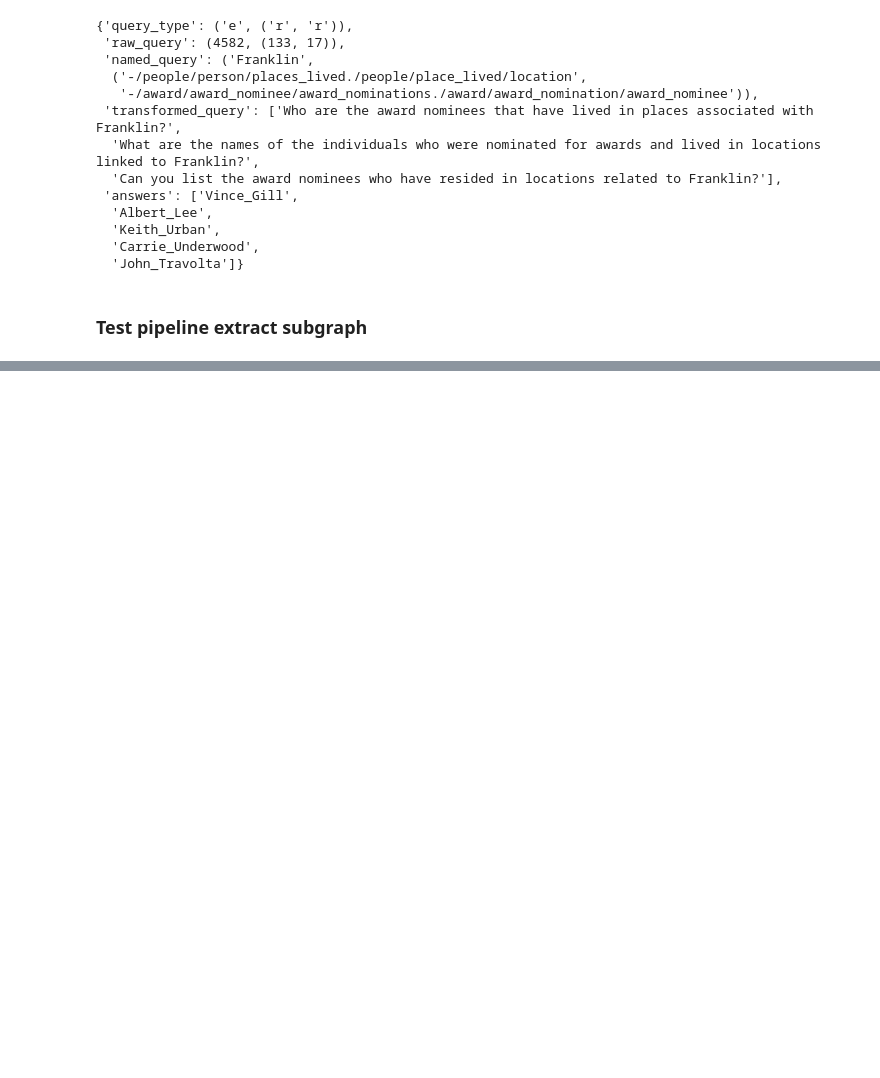
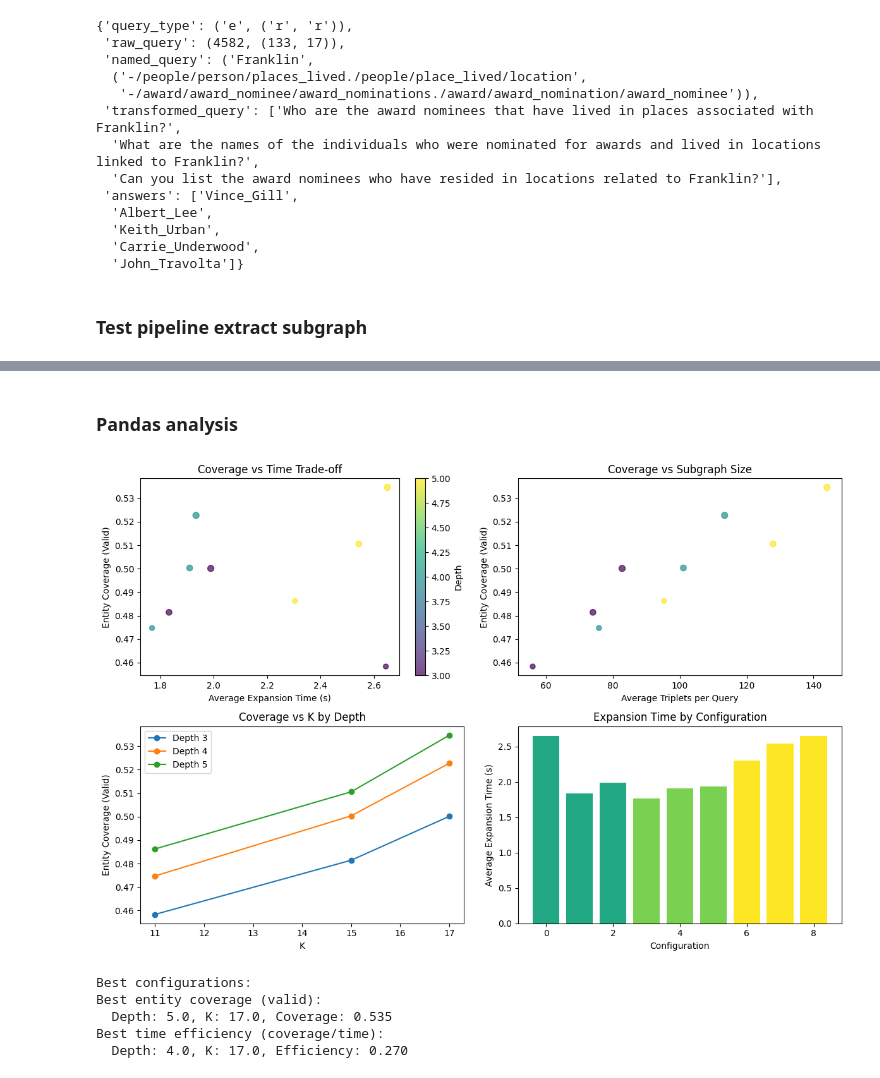
Before and after one commit to Neil-275/blindly_expand_graph, a Jupyter notebook: test_expand_subgraph.ipynb, the cells around one changed output, grey strips where cells are left out. Cells and saved outputs as stored; diff of their text form; code cells hidden in the pictures; blank space fills up the shorter version.

```diff
--- a/test_expand_subgraph.ipynb
+++ b/test_expand_subgraph.ipynb
@@ -122,0 +142,5 @@ Các relation liên quan tới film dominate
+# %%
+with open("knowledge_graph/queries/fail_queries.pkl", "wb") as f:
+    pkl.dump(fail_id, f)
+with open("knowledge_graph/queries/shuffled_queries.pkl", "wb") as f:
+    pkl.dump(queries_small, f)
@@ -174,0 +224,3 @@ subgraph has 62 triplets.
+# %%
+depths = [3,4,5]
+ks = [11,15, 17]
@@ -174,0 +355,71 @@ subgraph has 62 triplets.
+# %% [markdown]
+### Pandas analysis
+# %%
+# After the main loop, add analysis
+import pandas as pd
+import matplotlib.pyplot as plt
+
+# Convert results to DataFrame for easier analysis
+df_results = []
+for (depth, k), metrics in results.items():
+    row = {'depth': depth, 'k': k}
+    row.update(metrics)
+    df_results.append(row)
+
+df = pd.DataFrame(df_results)
+
+# Plot coverage vs time trade-off
+plt.figure(figsize=(12, 8))
+
+plt.subplot(2, 2, 1)
+plt.scatter(df['avg_expansion_time'], df['entity_coverage_valid'],
+           c=df['depth'], s=df['k']*3, alpha=0.7)
+plt.xlabel('Average Expansion Time (s)')
+plt.ylabel('Entity Coverage (Valid)')
+plt.title('Coverage vs Time Trade-off')
+plt.colorbar(label='Depth')
+
+plt.subplot(2, 2, 2)
+plt.scatter(df['avg_triplets_per_query'], df['entity_coverage_valid'],
+           c=df['depth'], s=df['k']*3, alpha=0.7)
+plt.xlabel('Average Triplets per Query')
+plt.ylabel('Entity Coverage (Valid)')
+plt.title('Coverage vs Subgraph Size')
+
+plt.subplot(2, 2, 3)
+for depth in depths:
+    depth_data = df[df['depth'] == depth]
+    plt.plot(depth_data['k'], depth_data['entity_coverage_valid'],
+             marker='o', label=f'Depth {depth}')
+plt.xlabel('K')
+plt.ylabel('Entity Coverage (Valid)')
+plt.title('Coverage vs K by Depth')
+plt.legend()
+
+plt.subplot(2, 2, 4)
+plt.bar(range(len(df)), df['avg_expansion_time'],
+        color=plt.cm.viridis(df['depth']/max(df['depth'])))
+plt.xlabel('Configuration')
+plt.ylabel('Average Expansion Time (s)')
+plt.title('Expansion Time by Configuration')
+
+plt.tight_layout()
+plt.show()
+
+# Print best configurations
+print("Best configurations:")
+print("Best entity coverage (valid):")
+best_entity = df.loc[df['entity_coverage_valid'].idxmax()]
+print(f"  Depth: {best_entity['depth']}, K: {best_entity['k']}, Coverage: {best_entity['entity_coverage_valid']:.3f}")
+
+print("Best time efficiency (coverage/time):")
+df['efficiency'] = df['entity_coverage_valid'] / df['avg_expansion_time']
+best_efficiency = df.loc[df['efficiency'].idxmax()]
+print(f"  Depth: {best_efficiency['depth']}, K: {best_efficiency['k']}, Efficiency: {best_efficiency['efficiency']:.3f}")
+# %% [output]
+[figure, added]
+Best configurations:
+Best entity coverage (valid):
+  Depth: 5.0, K: 17.0, Coverage: 0.535
+Best time efficiency (coverage/time):
+  Depth: 4.0, K: 17.0, Efficiency: 0.270
```
Also changed, not shown: parts of 21 cells of this notebook, 2 other files.
